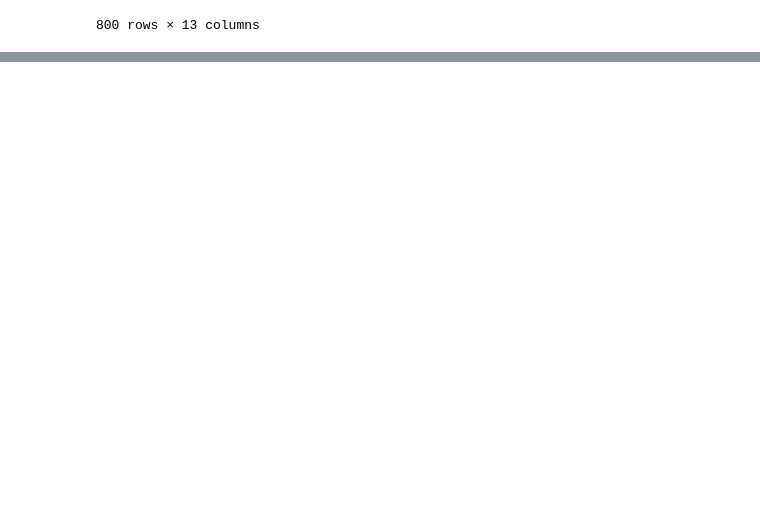
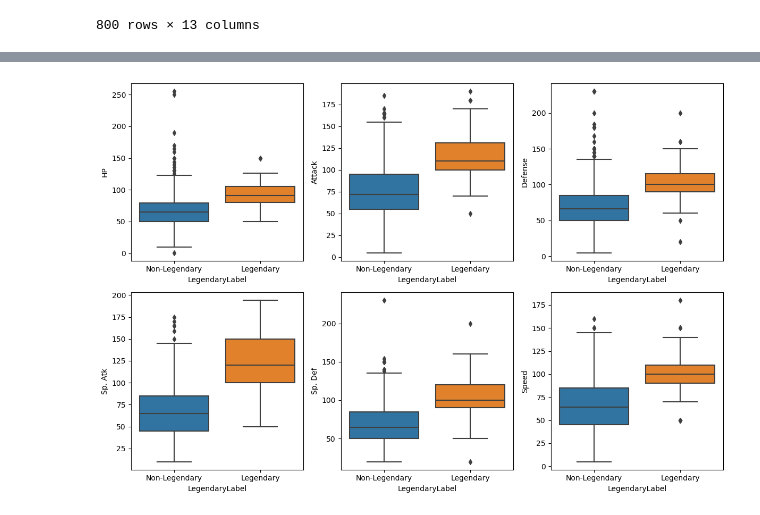
Before and after one commit to przemekrn/Pokemon_Analysis, a Jupyter notebook: PokemonProject-checkpoint.ipynb, the cells around one changed output, grey strips where cells are left out. Saved outputs shown, nothing was run; the diff lists cells and outputs as text; code cells hidden in the pictures; blank space fills up the shorter version.

```diff
--- a/PokemonProject-checkpoint.ipynb
+++ b/PokemonProject-checkpoint.ipynb
@@ -47,0 +78,22 @@ plt.show()
+# %%
+# Create a new column with descriptive labels
+pokemon_df['LegendaryLabel'] = pokemon_df['Legendary'].apply(lambda x: 'Legendary' if x else 'Non-Legendary')
+
+# Visualize distributions using box plots
+plt.figure(figsize=(12, 8))
+plt.subplot(2, 3, 1)
+sns.boxplot(data=pokemon_df, x='LegendaryLabel', y='HP')
+plt.subplot(2, 3, 2)
+sns.boxplot(data=pokemon_df, x='LegendaryLabel', y='Attack')
+plt.subplot(2, 3, 3)
+sns.boxplot(data=pokemon_df, x='LegendaryLabel', y='Defense')
+plt.subplot(2, 3, 4)
+sns.boxplot(data=pokemon_df, x='LegendaryLabel', y='Sp. Atk')
+plt.subplot(2, 3, 5)
+sns.boxplot(data=pokemon_df, x='LegendaryLabel', y='Sp. Def')
+plt.subplot(2, 3, 6)
+sns.boxplot(data=pokemon_df, x='LegendaryLabel', y='Speed')
+plt.tight_layout()
+plt.show()
+# %% [output]
+[figure, added]
```
Also changed, not shown: parts of 10 cells of this notebook.
